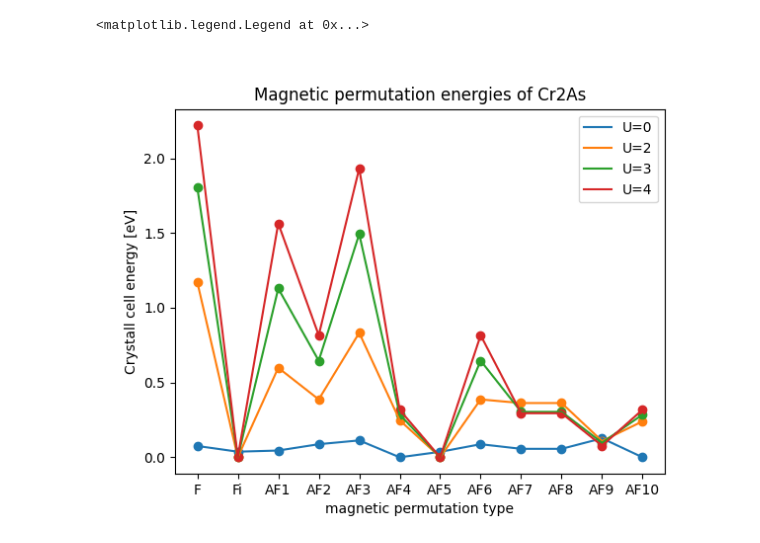
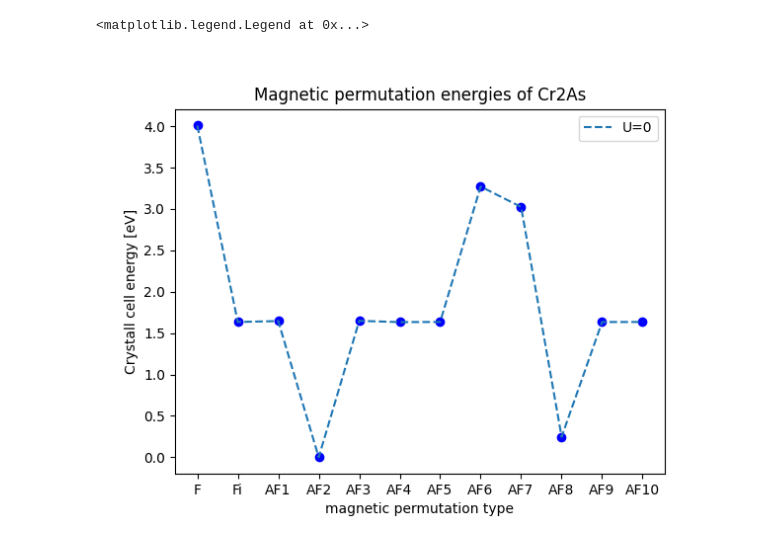
Before and after one commit to rudytak/wien2k.py, a Jupyter notebook: execs/magnetic_permutations_eval.ipynb, the cells around one changed output. Saved outputs shown, nothing was run; the diff lists cells and outputs as text; code cells hidden in the pictures.

```diff
--- a/execs/magnetic_permutations_eval.ipynb
+++ b/execs/magnetic_permutations_eval.ipynb
@@ -11,42 +11,46 @@ plt.figure()
 plt.title("Magnetic permutation energies of Cr2As")
 plt.xlabel("magnetic permutation type")
 plt.ylabel("Crystall cell energy [eV]")
 
+mag_opts = ["F","Fi","AF1","AF2","AF3","AF4","AF5","AF6","AF7","AF8","AF9","AF10"]
 for mypath in [
     # "mn2as_mag_permuts_results",
     # "cr2as_mag_permuts_results",
+    # "mn2as_mag_permuts_results_U=0",
+    # "fe2as_mag_permuts_results_U=0",
     "cr2as_mag_permuts_results_U=0",
-    "cr2as_mag_permuts_results_U=2",
-    "cr2as_mag_permuts_results_U=3",
-    "cr2as_mag_permuts_results_U=4",
+    # "cr2as_mag_permuts_results_U=2",
+    # "cr2as_mag_permuts_results_U=3",
+    # "cr2as_mag_permuts_results_U=4",
 ]:
     mat = mypath.split("_")[0]
     u = mypath.split("_")[-1]
 
     onlyfiles = [
         f for f in os.listdir(mypath) if os.path.isfile(os.path.join(mypath, f))
     ]
 
     jsons = []
     for file in onlyfiles:
         with open(os.path.join(mypath, file), "r+") as reader:
             jsons.append(json.load(reader))
-
-            jsons.sort(
-                key=lambda d: float("0" + re.sub("\D", "", d["completion_date"]))
-            )
+    jsons.sort(
+        key=lambda d: mag_opts.index(d["name"].split('_')[0])
+    )
 
     xs = []
     ys = []
-    min_ene = min(lmap(lambda dat: dat["results"]["energy_per_cell_eV"], jsons))
+    min_ene = min(lmap(lambda dat: dat["results"]["MM_tot"], jsons))
     for dat in jsons:
         xs.append(dat["name"].split('_')[0])
-        ys.append(float(dat["results"]["energy_per_cell_eV"]) - min_ene)
+        ys.append(float(dat["results"]["MM_tot"]) - min_ene)
 
-    plt.plot(xs, ys, label=u)
-    plt.scatter(xs, ys)
+        plt.scatter(xs[-1], ys[-1], c = "b" if dat["diagnostics"]["status"] == "success" else "r")
+
+    plt.plot(xs, ys, "--", label={u})
+    # plt.scatter(xs, ys)
 
 plt.legend()
 # %% [output]
 <matplotlib.legend.Legend at 0x...>
-[figure, old version]
+[figure, new version]
```
Also changed, not shown: parts of 1 cell of this notebook, 15 other files.
